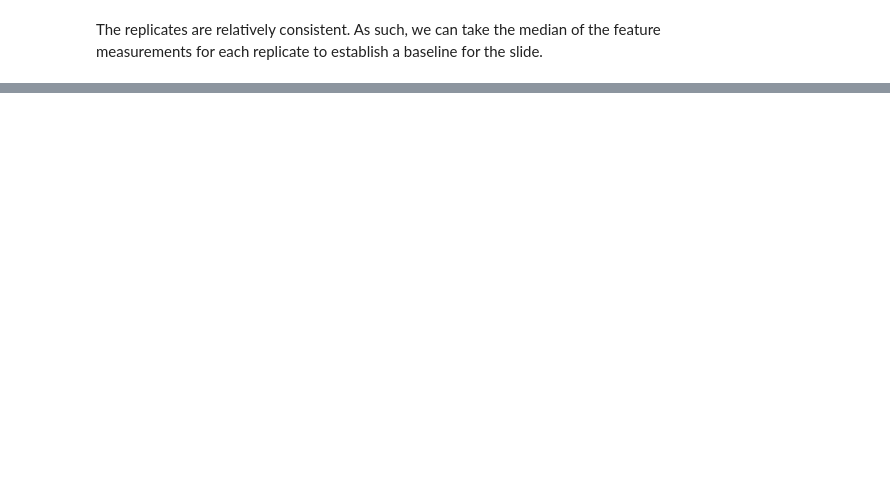
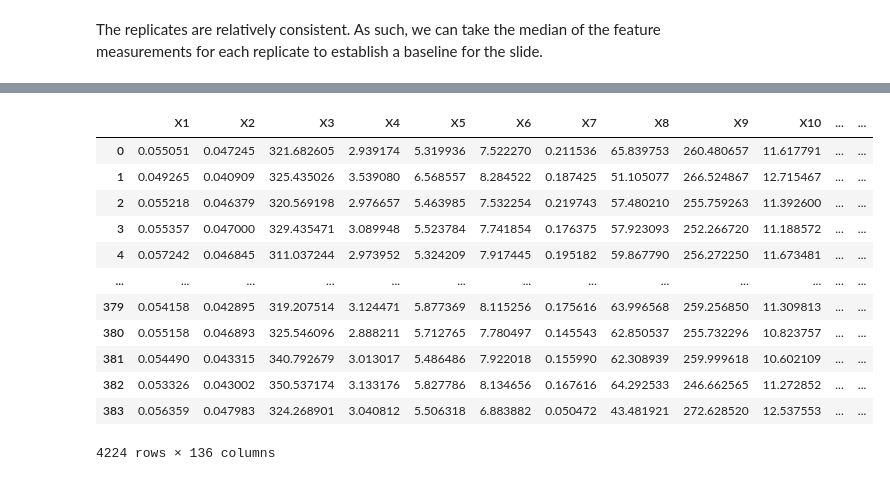
Before and after one commit to jonathanyin12/SDS425-GeneArray, a Jupyter notebook: analysis.ipynb, the cells around one changed output, grey strips where cells are left out. Cells and saved outputs as stored; diff of their text form; code cells hidden in the pictures; blank space fills up the shorter version.

```diff
--- a/analysis.ipynb
+++ b/analysis.ipynb
@@ -490,0 +541,52 @@ Correction DataFrame (differences from median values):
+# %%
+# Save the normalized dataframes
+
+os.makedirs("normalized_dfs", exist_ok=True)
+for set_number, slides in processed_dfs.items():
+    for slide_number, df in slides.items():
+        df.to_csv(
+            f"normalized_dfs/normalized_set_{set_number}_slide_{slide_number}.csv",
+            index=False,
+        )
+# %%
+all_dfs = []
+for set_number, slides in processed_dfs.items():
+    all_slides = []
+    for slide_number, df in slides.items():
+        all_slides.append(df)
+    new_df = pd.concat(all_slides)
+    new_df = new_df.groupby("well").agg(
+        {
+            **{col: "median" for col in FEATURE_COLS},
+            **{col: "first" for col in METADATA_COLS if col not in ["well", "slide"]},
+        }
+    )
+    new_df = new_df.reset_index()
+    new_df = new_df[df.columns.tolist()[:-1]]
+
+    all_dfs.append(new_df)
+
+# Concatenate all dataframes into one
+final_df = pd.concat(all_dfs)
+
+# Sort by set and then by well
+final_df = final_df.sort_values(by=["set", "well"])
+
+final_df.to_csv("all_sets_df.csv", index=False)
+
+# Group by well and aggregate
+final_df
+# %% [output]
+|  | X1 | X2 | X3 | X4 | X5 | X6 | X7 | X8 | X9 | X10 | ... | ... |
+| 0 | 0.055051 | 0.047245 | 321.682605 | 2.939174 | 5.319936 | 7.522270 | 0.211536 | 65.839753 | 260.480657 | 11.617791 | ... | ... |
+| 1 | 0.049265 | 0.040909 | 325.435026 | 3.539080 | 6.568557 | 8.284522 | 0.187425 | 51.105077 | 266.524867 | 12.715467 | ... | ... |
+| 2 | 0.055218 | 0.046379 | 320.569198 | 2.976657 | 5.463985 | 7.532254 | 0.219743 | 57.480210 | 255.759263 | 11.392600 | ... | ... |
+| 3 | 0.055357 | 0.047000 | 329.435471 | 3.089948 | 5.523784 | 7.741854 | 0.176375 | 57.923093 | 252.266720 | 11.188572 | ... | ... |
+| 4 | 0.057242 | 0.046845 | 311.037244 | 2.973952 | 5.324209 | 7.917445 | 0.195182 | 59.867790 | 256.272250 | 11.673481 | ... | ... |
+| ... | ... | ... | ... | ... | ... | ... | ... | ... | ... | ... | ... | ... |
+| 379 | 0.054158 | 0.042895 | 319.207514 | 3.124471 | 5.877369 | 8.115256 | 0.175616 | 63.996568 | 259.256850 | 11.309813 | ... | ... |
+| 380 | 0.055158 | 0.046893 | 325.546096 | 2.888211 | 5.712765 | 7.780497 | 0.145543 | 62.850537 | 255.732296 | 10.823757 | ... | ... |
+| 381 | 0.054490 | 0.043315 | 340.792679 | 3.013017 | 5.486486 | 7.922018 | 0.155990 | 62.308939 | 259.999618 | 10.602109 | ... | ... |
+| 382 | 0.053326 | 0.043002 | 350.537174 | 3.133176 | 5.827786 | 8.134656 | 0.167616 | 64.292533 | 246.662565 | 11.272852 | ... | ... |
+| 383 | 0.056359 | 0.047983 | 324.268901 | 3.040812 | 5.506318 | 6.883882 | 0.050472 | 43.481921 | 272.628520 | 12.537553 | ... | ... |
+4224 rows × 136 columns
```
Also changed, not shown: parts of 9 cells of this notebook, 34 other files.
